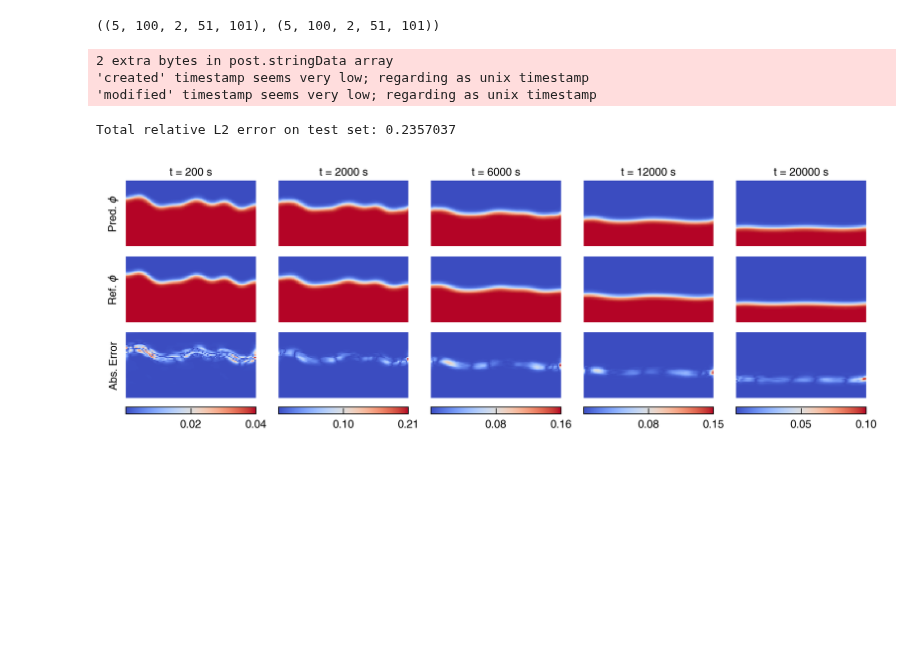
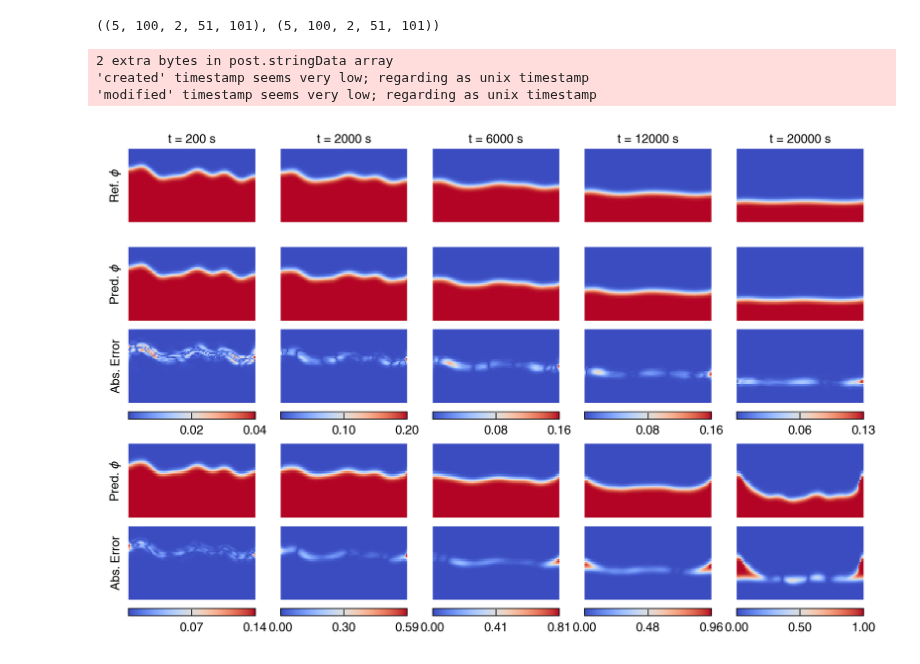
Before and after one commit to NanxiiChen/PF-PINO, a Jupyter notebook: corrosion2d/compare.ipynb, the cells around one changed output. Cells and saved outputs as stored; diff of their text form; code cells hidden in the pictures; blank space fills up the shorter version.

Commit message:
Update corrosion2d figure

```diff
--- a/corrosion2d/compare.ipynb
+++ b/corrosion2d/compare.ipynb
@@ -286,66 +286,73 @@ idxs = [0, 9, 29,59,  99]
 meshesx = meshes[0]
 meshesy = meshes[1]
 example_th = 4
 from matplotlib import gridspec as gs
-fig = plt.figure(figsize=(1.4 * len(idxs), 2.5))
-gs = fig.add_gridspec(4, len(idxs), width_ratios=[1]*len(idxs), height_ratios=[1,1,1,0.1])
+fig = plt.figure(figsize=(1.5 * len(idxs), 4.8))
+gs = fig.add_gridspec(9, len(idxs), width_ratios=[1]*len(idxs), height_ratios=[1,0.1,1,1,0.1,0.1,1,1,0.1])
 # fig, axes = plt.subplots(3, len(idxs), figsize=(1.4 * len(idxs), 2.5))
 for i, idx in enumerate(idxs):
 
-
-    # ax = axes[0, i]
     ax = fig.add_subplot(gs[0, i])
-    ax.pcolormesh(meshesx, meshesy, u_preds[example_th, idx, 0, :, :],  cmap='coolwarm')
-    if i == 0:
-        ax.text(-0.05, 0.5, r"Pred. $\phi$", ha="right", va="center", transform=ax.transAxes, rotation=90)
-    ax.set_axis_off()
-    ax.set_aspect('equal')
-    ax.text(0.5, 1.05, f"t = {int((idx+1)*dt*configs.Tc)} s", ha="center", va="bottom", transform=ax.transAxes)
-
-    # ax = axes[1, i]
-    ax = fig.add_subplot(gs[1, i])
-    ax.pcolormesh(meshesx, meshesy, y_test[example_th, idx, 0, :, :], cmap='coolwarm')
+    ax.pcolormesh(meshesx, meshesy, y_test[example_th, idx, 0, :, :], cmap='coolwarm',rasterized=True)
     if i == 0:
         ax.text(-0.05, 0.5, r"Ref. $\phi$", ha="right", va="center", transform=ax.transAxes, rotation=90)
     # ax.set_title(f"Ground Truth t={int((idx+1)*dt*configs.Tc)} s")
     ax.set_axis_off()
-    ax.set_aspect('equal')
+    ax.set_aspect('auto')
+    ax.text(0.5, 1.05, f"t = {int((idx+1)*dt*configs.Tc)} s", ha="center", va="bottom", transform=ax.transAxes)
 
 
-    # ax = axes[2, i]
     ax = fig.add_subplot(gs[2, i])
+    ax.pcolormesh(meshesx, meshesy, u_preds[example_th, idx, 0, :, :],  cmap='coolwarm',rasterized=True)
+    if i == 0:
+        ax.text(-0.05, 0.5, r"Pred. $\phi$", ha="right", va="center", transform=ax.transAxes, rotation=90)
+    ax.set_axis_off()
+    ax.set_aspect('auto')
+
+
+    ax = fig.add_subplot(gs[3, i])
     diff = jnp.abs(y_test[example_th, idx, 0, :, :] - u_preds[example_th, idx, 0, :, :])
-    diff_ax = ax.pcolormesh(meshesx, meshesy, diff, cmap='coolwarm')
+    diff_ax = ax.pcolormesh(meshesx, meshesy, diff, cmap='coolwarm',rasterized=True)
     if i == 0:
         ax.text(-0.05, 0.5, "Abs. Error", ha="right", va="center", transform=ax.transAxes, rotation=90)
     ax.set_axis_off()
-    ax.set_aspect('equal')
+    ax.set_aspect('auto')
 
-    # # add a ax_bar at the bottom of the figure
-    # ax_bar = fig.add_axes([ax.get_position().x0,
-    #                        ax.get_position().y0 - 0.05,
-    #                        ax.get_position().width,
-    #                        0.02])
-    # # fewer ticks on colorbar with 2 precision
-    # fig.colorbar(diff_ax, cax=ax_bar, orientation='horizontal',
-    #              format='%.2f', ticks=jnp.linspace(0, jnp.max(diff), num=3))
-    ax = fig.add_subplot(gs[3, i])
+
+    ax = fig.add_subplot(gs[4, i])
     fig.colorbar(diff_ax, cax=ax, orientation='horizontal',
                  format='%.2f', ticks=jnp.linspace(0, jnp.max(diff), num=3),
                  pad=0.1, )
 
-fig.tight_layout()
+    ax = fig.add_subplot(gs[6, i])
+    ax.pcolormesh(meshesx, meshesy, u_preds_fno[example_th, idx, 0, :, :],  cmap='coolwarm',rasterized=True)
+    if i == 0:
+        ax.text(-0.05, 0.5, r"Pred. $\phi$", ha="right", va="center", transform=ax.transAxes, rotation=90)
+    ax.set_axis_off()
+    ax.set_aspect('auto')
+
+    ax = fig.add_subplot(gs[7, i])
+    diff_fno = jnp.abs(y_test[example_th, idx, 0, :, :] - u_preds_fno[example_th, idx, 0, :, :])
+    diff_ax_fno = ax.pcolormesh(meshesx, meshesy, diff_fno, cmap='coolwarm',rasterized=True)
+    if i == 0:
+        ax.text(-0.05, 0.5, "Abs. Error", ha="right", va="center", transform=ax.transAxes, rotation=90)
+    ax.set_axis_off()
+    ax.set_aspect('auto')
+
+    ax = fig.add_subplot(gs[8, i])
+    fig.colorbar(diff_ax_fno, cax=ax, orientation='horizontal',
+                 format='%.2f', ticks=jnp.linspace(0, jnp.max(diff_fno), num=3),
+                 pad=0.1, )
+
+# fig.subplots_adjust(hspace=0.01, wspace=0.2)
+# fig.tight_layout()
 fig.savefig(os.path.join(save_fig_dir, "corrosion2d_test_sol.pdf"), dpi=450,
             bbox_inches='tight', pad_inches=0.0)
-# total mse
-totl_l2 = jnp.linalg.norm(y_test_pred - y_test) / jnp.linalg.norm(y_test)
-print("Total relative L2 error on test set:", totl_l2)
 # %% [output]
 2 extra bytes in post.stringData array
 'created' timestamp seems very low; regarding as unix timestamp
 'modified' timestamp seems very low; regarding as unix timestamp
-Total relative L2 error on test set: 0.2357037
-[figure, old version]
+[figure, new version]
 # %%
 step_wise_l2_pino = jnp.linalg.norm(y_test - u_preds, axis=(-1,-2)) / jnp.linalg.norm(y_test, axis=(-1,-2))
 step_wise_l2_fno = jnp.linalg.norm(y_test - u_preds_fno, axis=(-1,-2)) / jnp.linalg.norm(y_test, axis=(-1,-2))
```
Also changed, not shown: parts of 3 cells of this notebook, 3 other files.
